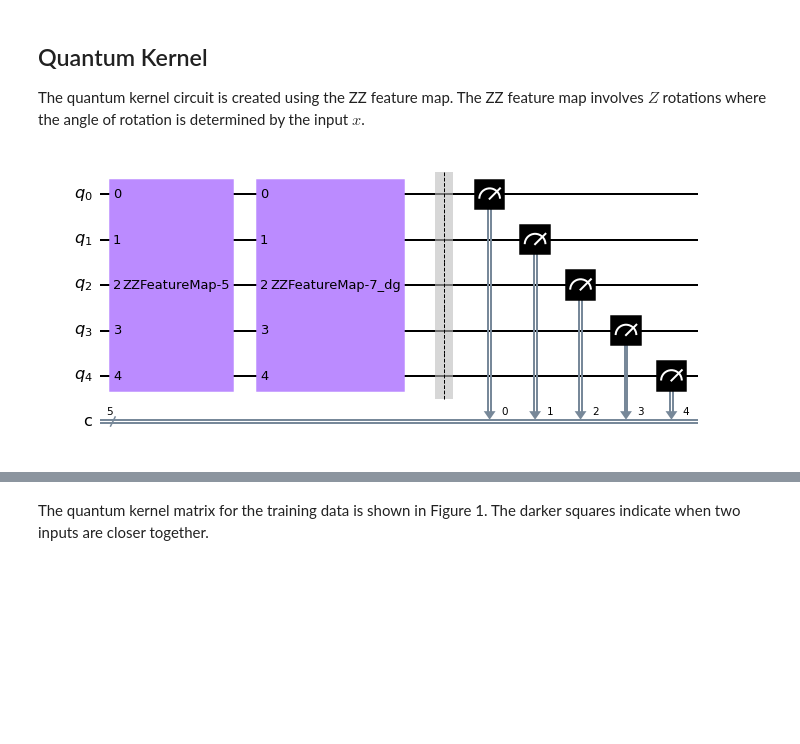
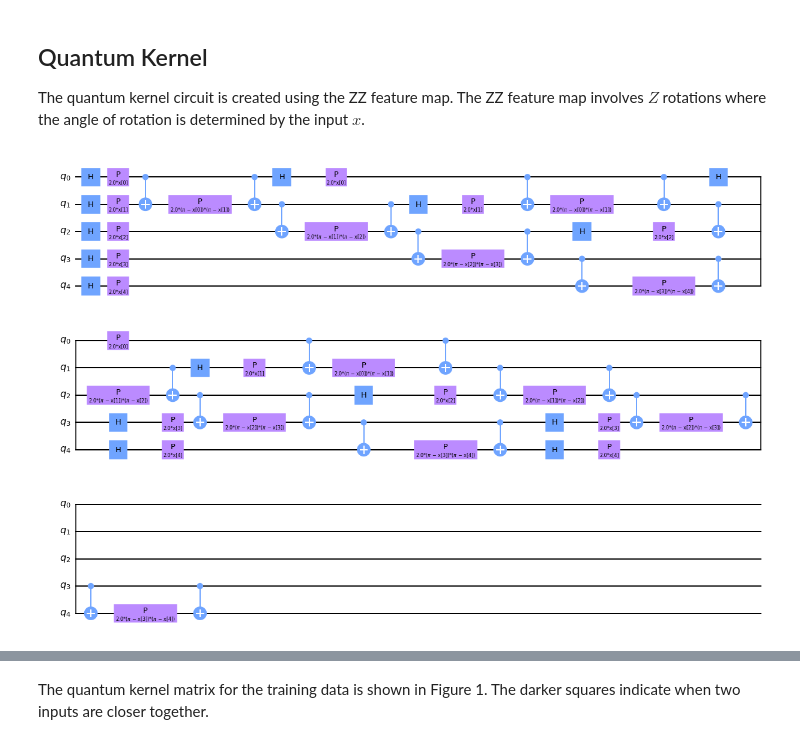
Before and after one commit to EmilyMWright/QKE-Quantum-Noise-Fingerprint-CSC-586A, a Jupyter notebook: QKE_Implementation.ipynb, the cells around one changed output, grey strips where cells are left out. Saved outputs shown, nothing was run; the diff lists cells and outputs as text; code cells hidden in the pictures; blank space fills up the shorter version.

Commit message:
Add layers to feature map, draw feature map

```diff
--- a/QKE_Implementation.ipynb
+++ b/QKE_Implementation.ipynb
@@ -140,13 +140,9 @@ qinst = QuantumInstance(backend, shots, SEED)
 The quantum kernel circuit is created using the ZZ feature map. The ZZ feature map involves $Z$ rotations where the angle of rotation is determined by the input $x$.
 # %%
 # encode data via ZZ feature map
-map_z = ZZFeatureMap(feature_dimension=5, reps=1, entanglement='linear')
+map_z = ZZFeatureMap(feature_dimension=5, reps=3, entanglement='linear')
 
-# create kernel circuit
-z_kernel = QuantumKernel(feature_map=map_z, quantum_instance=qinst)
-
-# draw circuit for first row of inputs
-kernel_qc = z_kernel.construct_circuit(X_tr_pca[0])
-kernel_qc.draw('mpl')
+# draw ZZ Feature Map
+map_z.decompose().draw('mpl')
 # %% [output]
-[figure, old version]
+[figure, new version]
```
Also changed, not shown: parts of 6 cells of this notebook.
